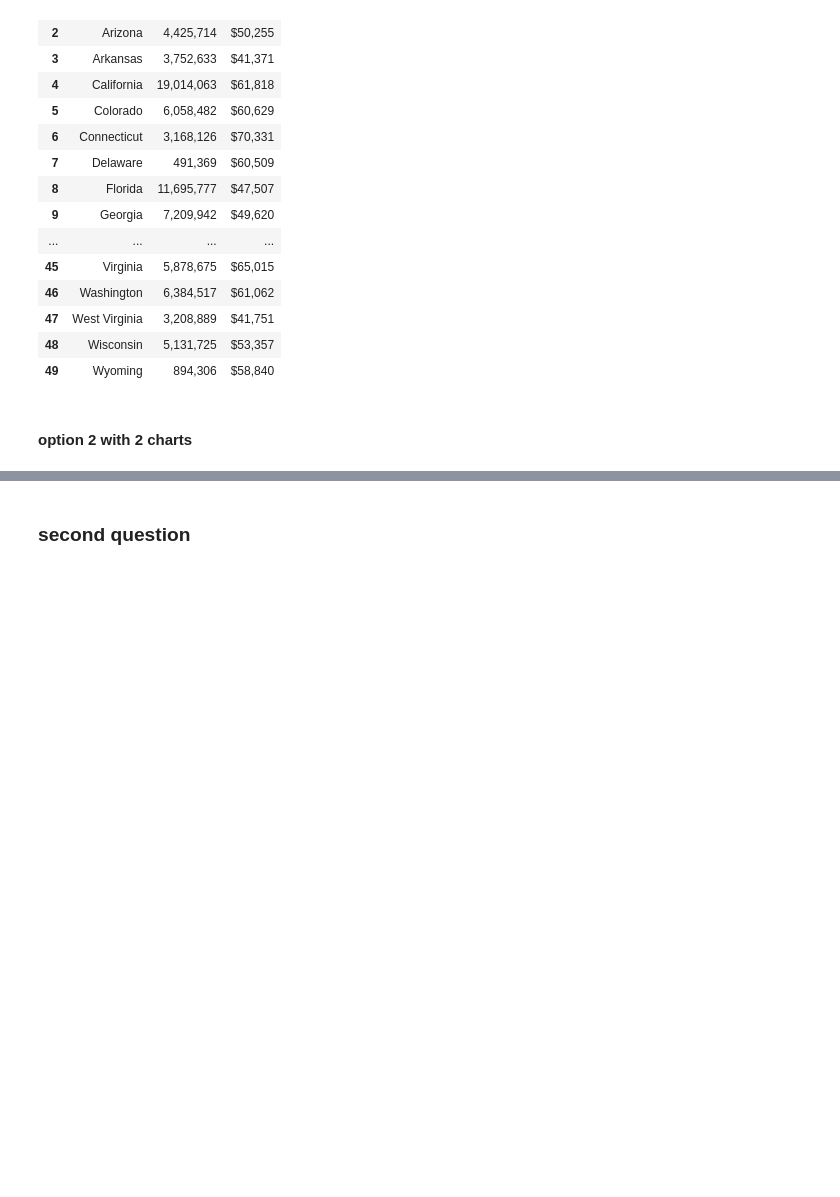
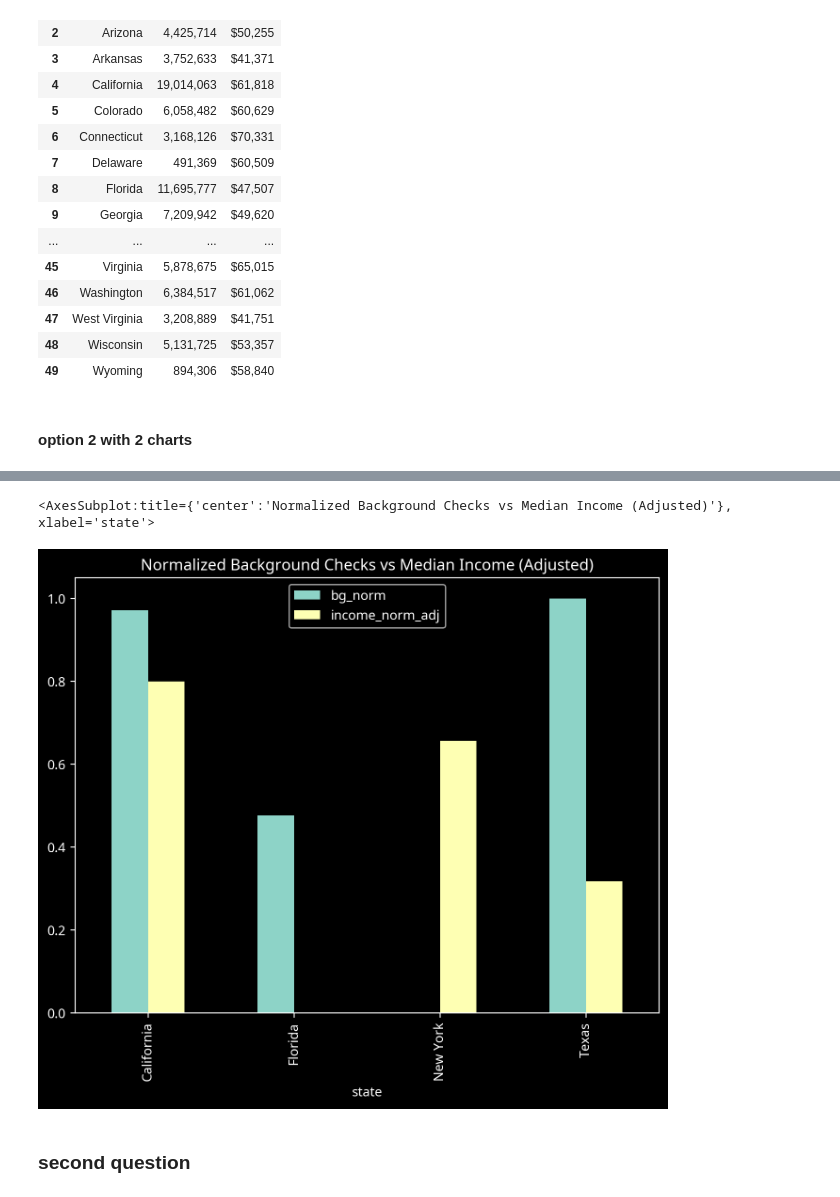
Before and after one commit to roodhouse/udacity_notebooks, a Jupyter notebook: projects/database_ncis_and_census_data/explore.ipynb, the cells around one changed output, grey strips where cells are left out. Drawn from its saved outputs; the diff is of its cells as text; code cells hidden in the pictures; blank space fills up the shorter version.

```diff
--- a/projects/database_ncis_and_census_data/explore.ipynb
+++ b/projects/database_ncis_and_census_data/explore.ipynb
@@ -401,3 +411,25 @@ df_census_gun.plot(
+# %%
+subset = df_census_gun.iloc[[4, 8, 31, 42]].copy()
+# %%
+subset['bg_norm'] = (subset['bgChecks_num'] - subset['bgChecks_num'].min()) / \
+                    (subset['bgChecks_num'].max() - subset['bgChecks_num'].min())
+
+subset['income_norm'] = (subset['income_num'] - subset['income_num'].min()) / \
+                        (subset['income_num'].max() - subset['income_num'].min())
+
+# Reduce the income bar height slightly for visual clarity
+subset['income_norm_adj'] = subset['income_norm'] * 0.8
+# %%
+subset.plot(
+    kind='bar',
+    x='state',
+    y=['bg_norm', 'income_norm_adj'],
+    figsize=(8,6),
+    title='Normalized Background Checks vs Median Income (Adjusted)'
+)
+# %% [output]
+<AxesSubplot:title={'center':'Normalized Background Checks vs Median Income (Adjusted)'}, xlabel='state'>
+[figure, added]
 # %% [markdown]
 ### second question
 # %% [markdown]
```
Also changed, not shown: parts of 5 cells of this notebook.
